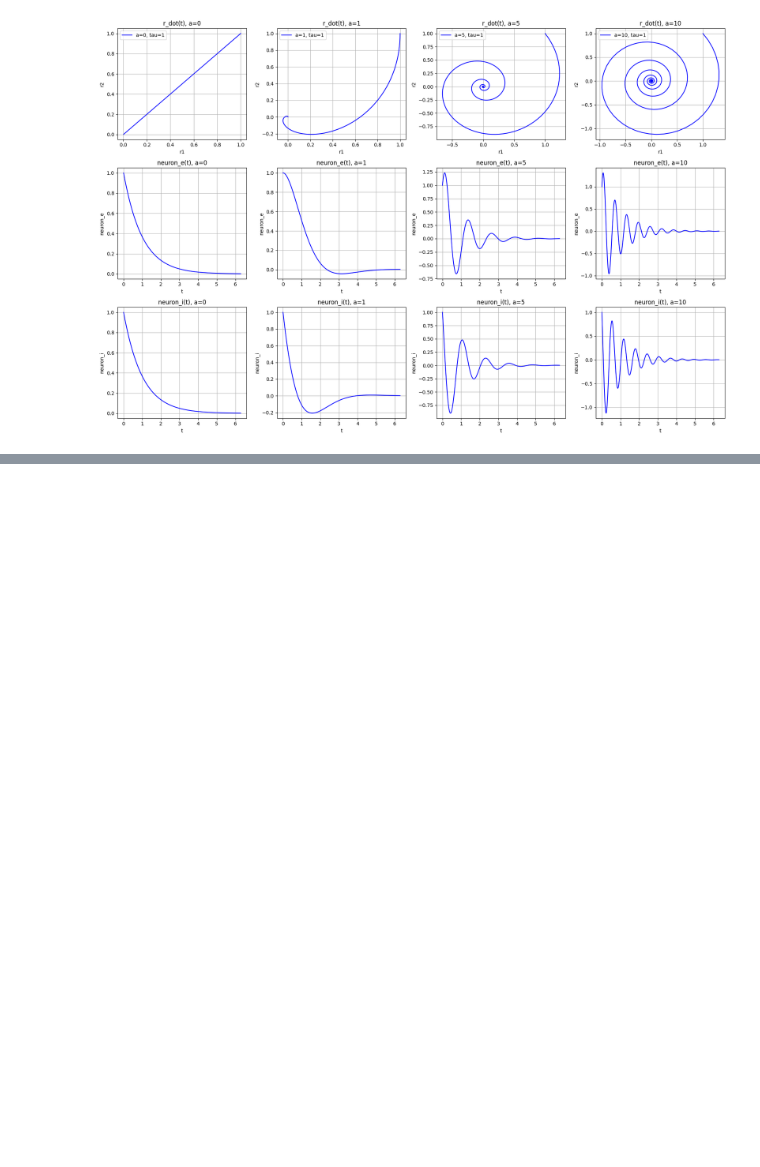
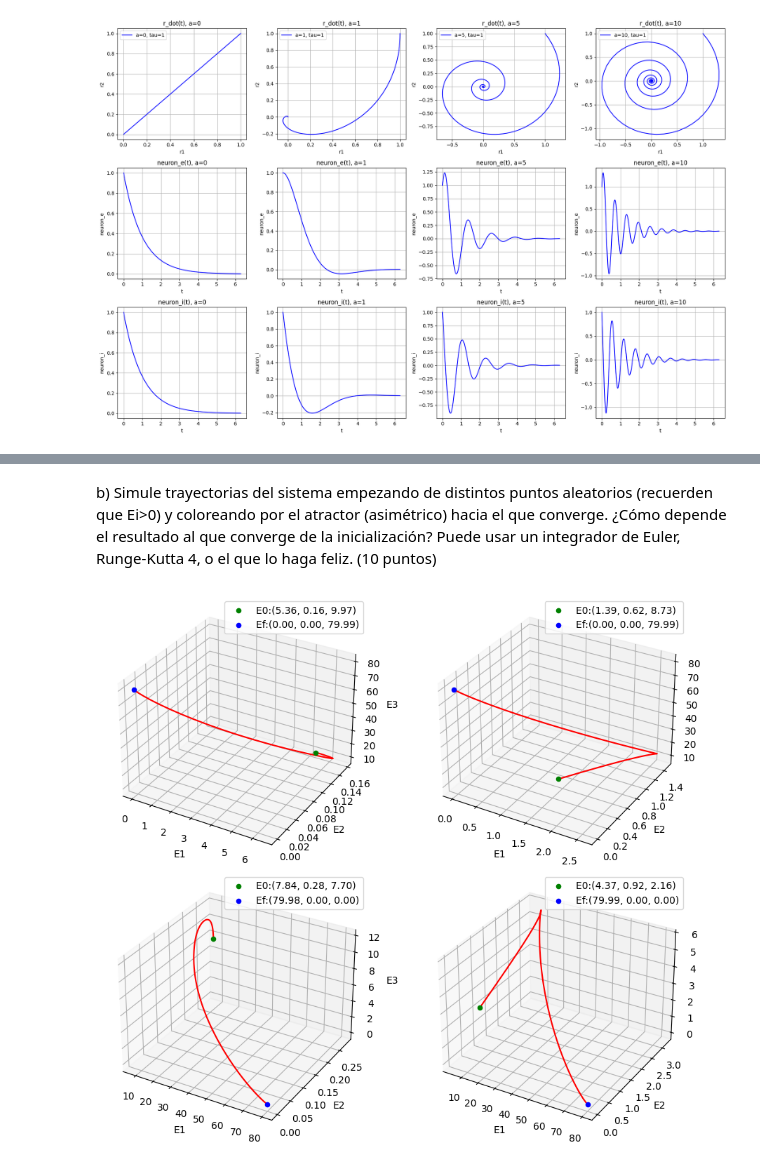
Before and after one commit to AgusMattiussi/Neuroscience-Projects, a Jupyter notebook: TP3/tp3.ipynb, the cells around one changed output, grey strips where cells are left out. Saved outputs shown, nothing was run; the diff lists cells and outputs as text; code cells hidden in the pictures; blank space fills up the shorter version.

```diff
--- a/TP3/tp3.ipynb
+++ b/TP3/tp3.ipynb
@@ -145,0 +217,2 @@ plt.show()
+# %% [markdown]
+b) Simule trayectorias del sistema empezando de distintos puntos aleatorios (recuerden que Ei>0) y coloreando por el atractor (asimétrico) hacia el que converge. ¿Cómo depende el resultado al que converge de la inicialización? Puede usar un integrador de Euler, Runge-Kutta 4, o el que lo haga feliz. (10 puntos)
@@ -145,0 +248,27 @@ plt.show()
+# %%
+def simulate_and_plot(n, steps, h, e0_range):
+    fig = plt.figure(figsize=(10, 8))
+
+    for i in range(n):
+        e0 = np.random.uniform(e0_range[0], e0_range[1], size=3)
+        E = rk4(f, steps, h, e0)
+
+        ax = fig.add_subplot(2, (n+1)//2, i+1, projection='3d')
+        ax.plot(E[:, 0], E[:, 1], E[:, 2], color='r')
+        ax.scatter(E[0, 0], E[0, 1], E[0, 2], color='g', label=f'E0:({E[0,0]:.2f}, {E[0, 1]:.2f}, {E[0, 2]:.2f})')
+        ax.scatter(E[-1, 0], E[-1, 1], E[-1, 2], color='b', label=f'Ef:({E[-1,0]:.2f}, {E[-1, 1]:.2f}, {E[-1, 2]:.2f})')
+        ax.set_xlabel('E1')
+        ax.set_ylabel('E2')
+        ax.set_zlabel('E3')
+        ax.legend()
+
+    plt.tight_layout()
+    plt.show()
+# %%
+num_trajectories = 4
+steps = 10000
+h = 0.01
+e0_range = [0, 10]
+simulate_and_plot(num_trajectories, steps, h, e0_range)
+# %% [output]
+[figure, added]
```
Also changed, not shown: parts of 17 cells of this notebook, 6 other files.
